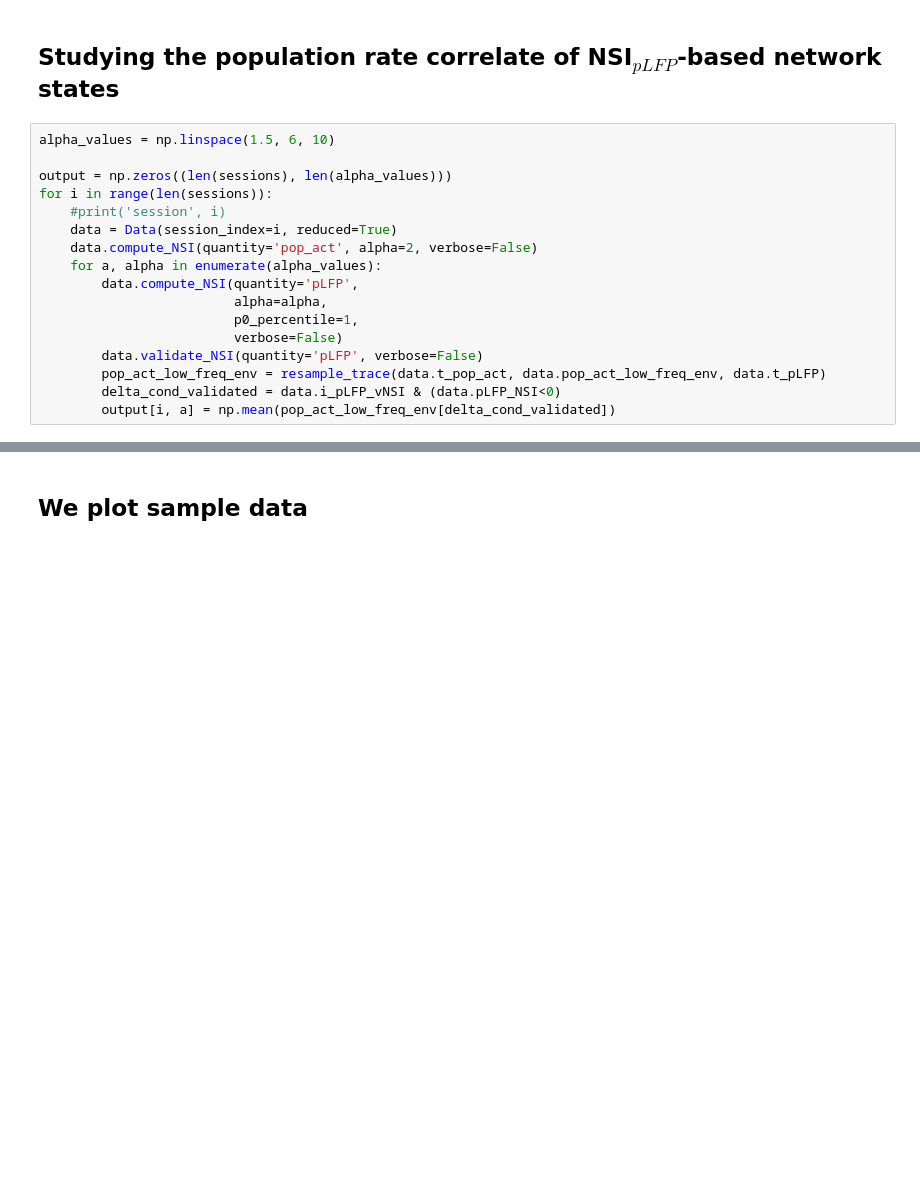
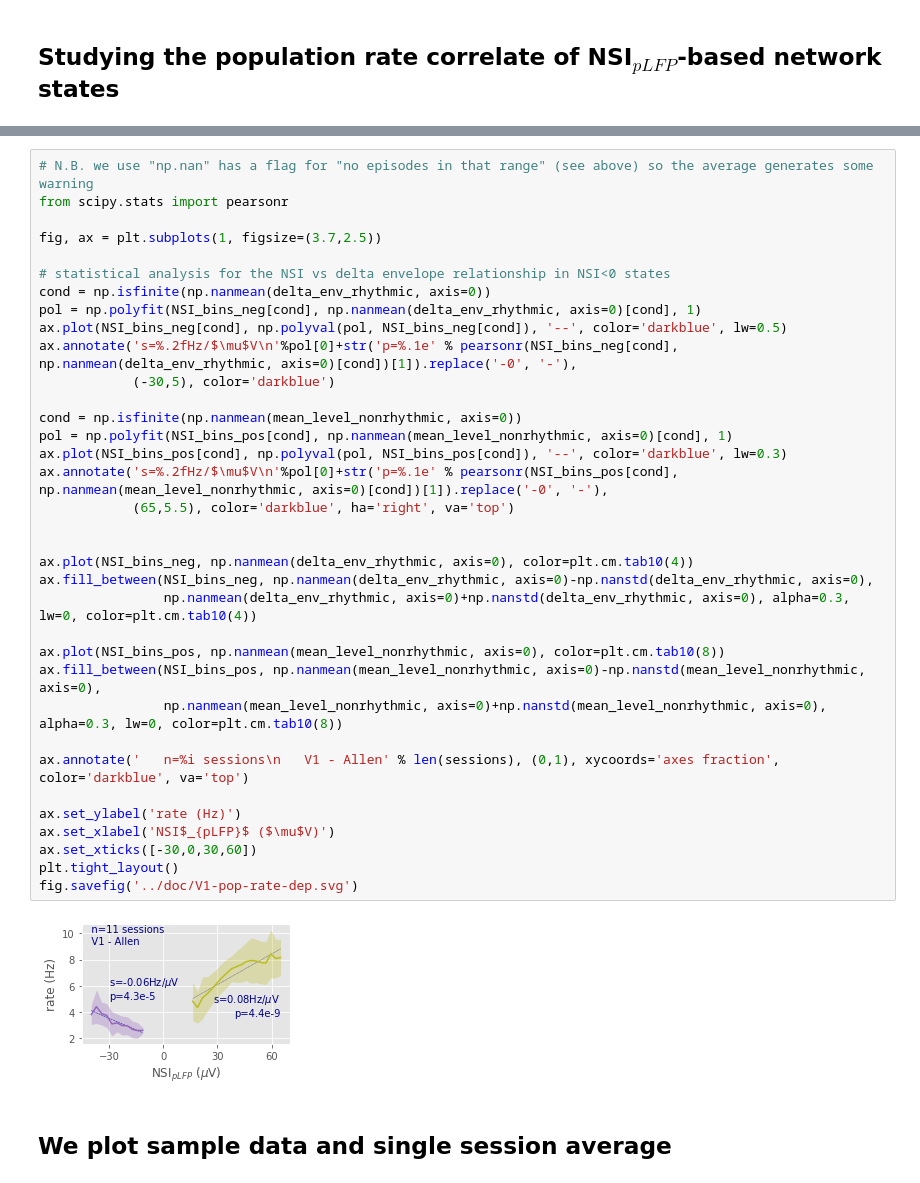
Before and after one commit to yzerlaut/Network_State_Index, a Jupyter notebook: demo/Allen-Neuropixels-dataset.ipynb, the cells around one changed output, grey strips where cells are left out. Drawn from its saved outputs; the diff is of its cells as text; blank space fills up the shorter version.

```diff
--- a/demo/Allen-Neuropixels-dataset.ipynb
+++ b/demo/Allen-Neuropixels-dataset.ipynb
@@ -557,19 +572,2 @@ else:
 # %% [markdown]
 ## Studying the population rate correlate of NSI$_{pLFP}$-based network states
-# %%
-alpha_values = np.linspace(1.5, 6, 10)
-
-output = np.zeros((len(sessions), len(alpha_values)))
-for i in range(len(sessions)):
-    #print('session', i)
-    data = Data(session_index=i, reduced=True)
-    data.compute_NSI(quantity='pop_act', alpha=2, verbose=False)
-    for a, alpha in enumerate(alpha_values):
-        data.compute_NSI(quantity='pLFP',
-                         alpha=alpha,
-                         p0_percentile=1,
-                         verbose=False)
-        data.validate_NSI(quantity='pLFP', verbose=False)
-        pop_act_low_freq_env = resample_trace(data.t_pop_act, data.pop_act_low_freq_env, data.t_pLFP)
-        delta_cond_validated = data.i_pLFP_vNSI & (data.pLFP_NSI<0)
-        output[i, a] = np.mean(pop_act_low_freq_env[delta_cond_validated])
@@ -576,5 +608,42 @@ for i in range(len(sessions)):
+# %%
+# N.B. we use "np.nan" has a flag for "no episodes in that range" (see above) so the average generates some warning
+from scipy.stats import pearsonr
+
+fig, ax = plt.subplots(1, figsize=(3.7,2.5))
+
+# statistical analysis for the NSI vs delta envelope relationship in NSI<0 states
+cond = np.isfinite(np.nanmean(delta_env_rhythmic, axis=0))
+pol = np.polyfit(NSI_bins_neg[cond], np.nanmean(delta_env_rhythmic, axis=0)[cond], 1)
+ax.plot(NSI_bins_neg[cond], np.polyval(pol, NSI_bins_neg[cond]), '--', color='darkblue', lw=0.5)
+ax.annotate('s=%.2fHz/$\mu$V\n'%pol[0]+str('p=%.1e' % pearsonr(NSI_bins_neg[cond], np.nanmean(delta_env_rhythmic, axis=0)[cond])[1]).replace('-0', '-'),
+            (-30,5), color='darkblue')
+
+cond = np.isfinite(np.nanmean(mean_level_nonrhythmic, axis=0))
+pol = np.polyfit(NSI_bins_pos[cond], np.nanmean(mean_level_nonrhythmic, axis=0)[cond], 1)
+ax.plot(NSI_bins_pos[cond], np.polyval(pol, NSI_bins_pos[cond]), '--', color='darkblue', lw=0.3)
+ax.annotate('s=%.2fHz/$\mu$V\n'%pol[0]+str('p=%.1e' % pearsonr(NSI_bins_pos[cond], np.nanmean(mean_level_nonrhythmic, axis=0)[cond])[1]).replace('-0', '-'),
+            (65,5.5), color='darkblue', ha='right', va='top')
+
+
+ax.plot(NSI_bins_neg, np.nanmean(delta_env_rhythmic, axis=0), color=plt.cm.tab10(4))
+ax.fill_between(NSI_bins_neg, np.nanmean(delta_env_rhythmic, axis=0)-np.nanstd(delta_env_rhythmic, axis=0),
+                np.nanmean(delta_env_rhythmic, axis=0)+np.nanstd(delta_env_rhythmic, axis=0), alpha=0.3, lw=0, color=plt.cm.tab10(4))
+
+ax.plot(NSI_bins_pos, np.nanmean(mean_level_nonrhythmic, axis=0), color=plt.cm.tab10(8))
+ax.fill_between(NSI_bins_pos, np.nanmean(mean_level_nonrhythmic, axis=0)-np.nanstd(mean_level_nonrhythmic, axis=0),
+                np.nanmean(mean_level_nonrhythmic, axis=0)+np.nanstd(mean_level_nonrhythmic, axis=0), alpha=0.3, lw=0, color=plt.cm.tab10(8))
+
+ax.annotate('   n=%i sessions\n   V1 - Allen' % len(sessions), (0,1), xycoords='axes fraction', color='darkblue', va='top')
+
+ax.set_ylabel('rate (Hz)')
+ax.set_xlabel('NSI$_{pLFP}$ ($\mu$V)')
+ax.set_xticks([-30,0,30,60])
+plt.tight_layout()
+fig.savefig('../doc/V1-pop-rate-dep.svg')
+# %% [output]
+[figure, added]
 # %% [markdown]
-## We plot sample data
+## We plot sample data and single session average
 # %%
 def plot_sample_data(data, title='',
                      time_points=[100, 1000],
```
Also changed, not shown: parts of 36 cells of this notebook.
